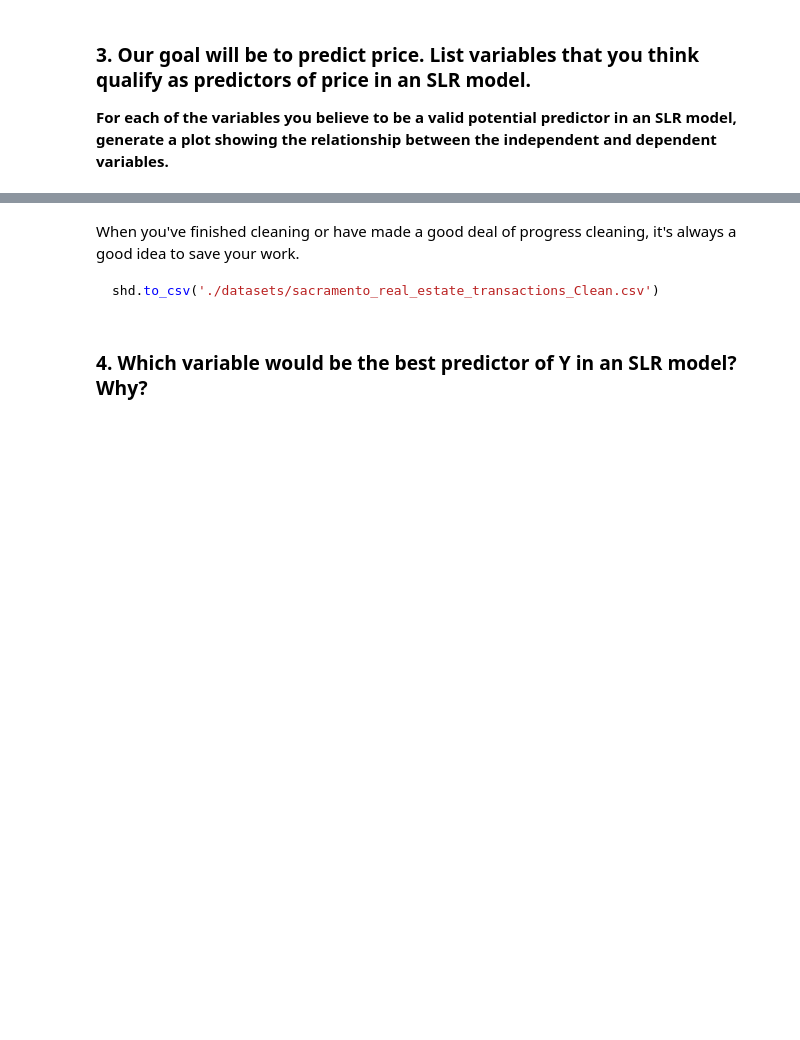
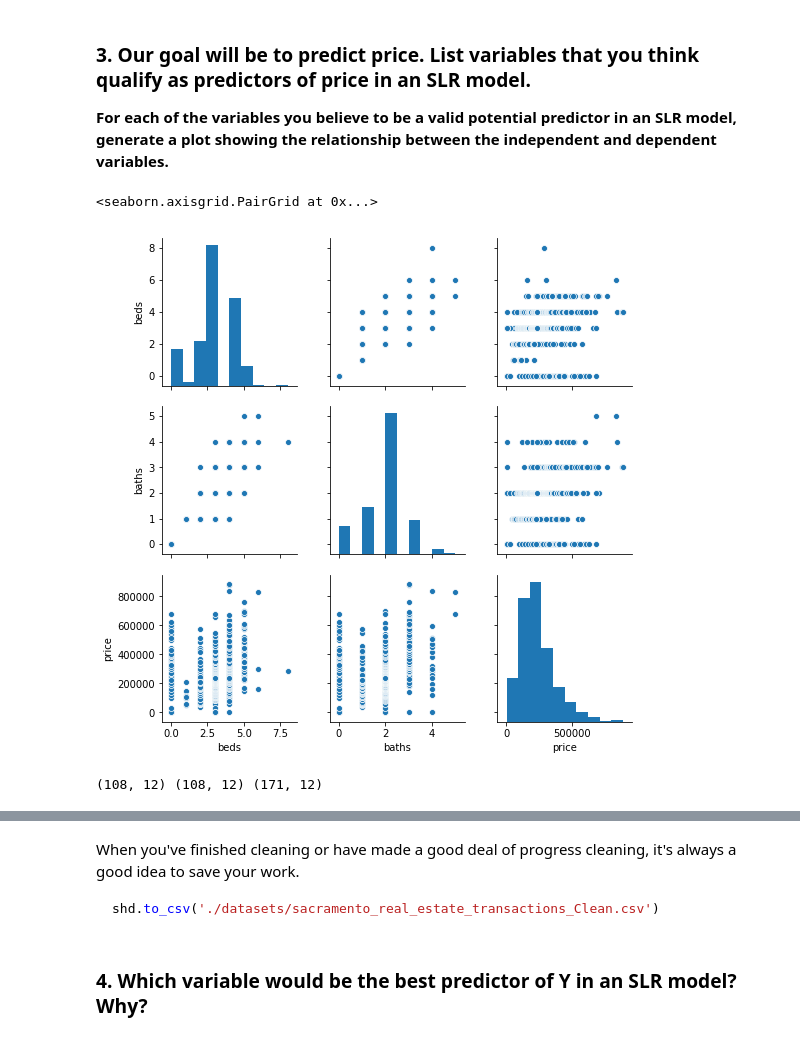
Before and after one commit to AbdullahMu/Linear-regression-sklearn, a Jupyter notebook: lab/linear-regression-sacramento.ipynb, the cells around one changed output, grey strips where cells are left out. Cells and saved outputs as stored; diff of their text form; code cells hidden in the pictures; blank space fills up the shorter version.

```diff
--- a/lab/linear-regression-sacramento.ipynb
+++ b/lab/linear-regression-sacramento.ipynb
@@ -32,0 +148,12 @@ _**Fun Fact:** Zip codes often have leading zeros — e.g., 02215 = Boston, MA
+# %%
+sns.pairplot(df, vars=['beds','baths','price'])
+# %% [output]
+<seaborn.axisgrid.PairGrid at 0x...>
+[figure, added]
+# %%
+a=df[df["baths"]==0]
+b=df[df["beds"]==0]
+c=df[df["sq__ft"]==0]
+print(a.shape,b.shape,c.shape)
+# %% [output]
+(108, 12) (108, 12) (171, 12)
```
Also changed, not shown: parts of 49 cells of this notebook, 3 other files.
